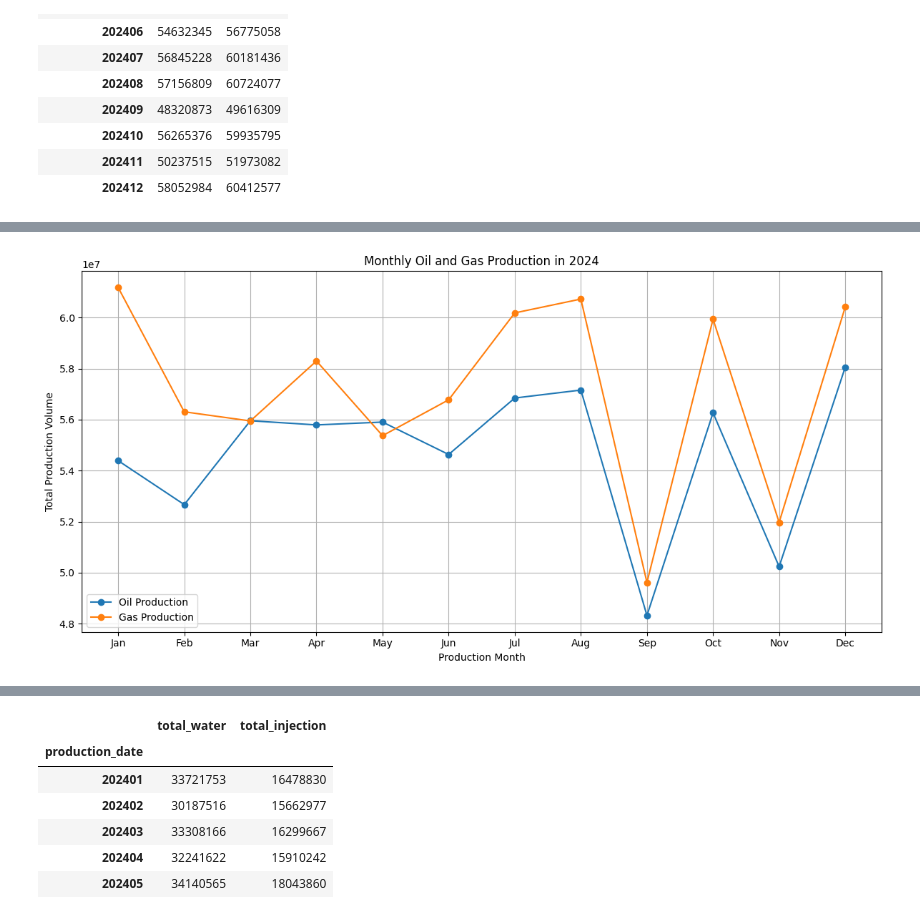
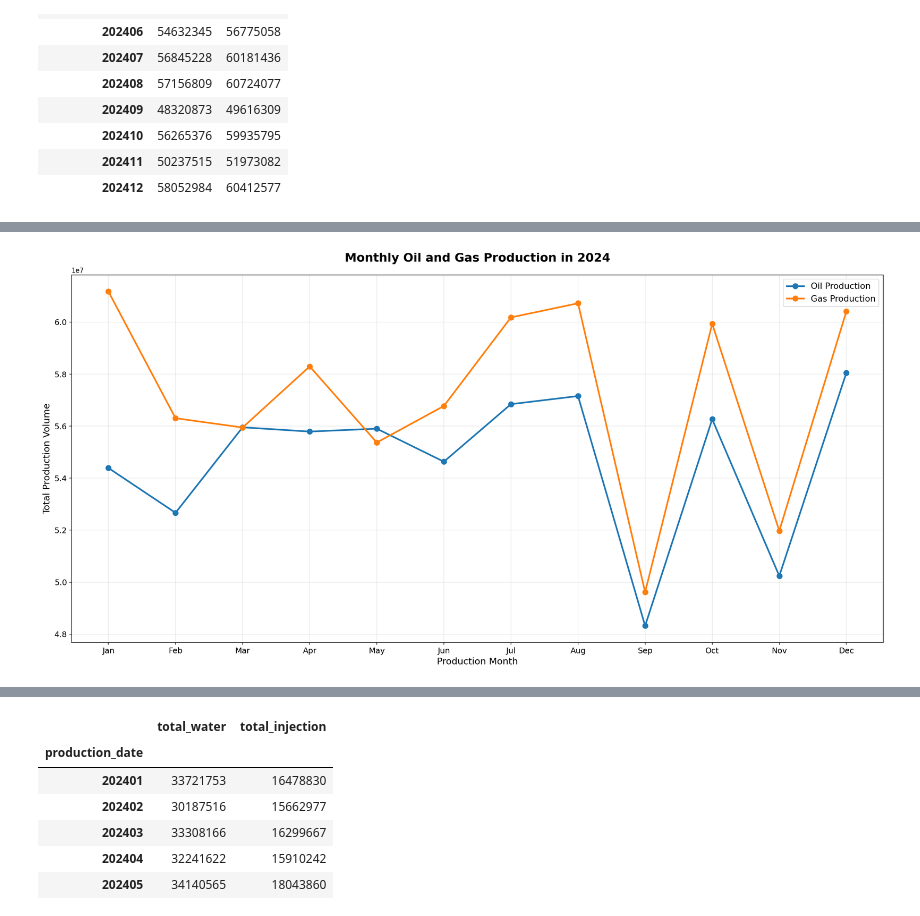
Before and after one commit to oluwatise-falaju/CodeAlpha_Oil_Gas_Production_Analysis, a Jupyter notebook: notebooks/Oil_and_Gas_Production_Analysis_Submission.ipynb, the cells around one changed output, grey strips where cells are left out. Saved outputs shown, nothing was run; the diff lists cells and outputs as text; code cells hidden in the pictures.

```diff
--- a/notebooks/Oil_and_Gas_Production_Analysis_Submission.ipynb
+++ b/notebooks/Oil_and_Gas_Production_Analysis_Submission.ipynb
@@ -128,14 +320,3 @@ df.describe()
 # %%
-numeric_columns = [
-    "days_on_prod",
-    "monthly_oil_volume",
-    "monthly_gas_volume",
-    "monthly_water_volume",
-    "injection_volume"
-]
-
-for column in numeric_columns:
-    df[column] = pd.to_numeric(df[column], errors="coerce")
-
-print("Numeric columns converted successfully!")
+df.describe()
 # %% [output]
@@ -314,25 +677,46 @@ These variations highlight changes in recorded production volumes across the rep
 # %%
-plt.figure(figsize=(12, 6))
+fig, ax = plt.subplots(figsize=(18, 9), dpi=150)
 
-plt.plot(monthly_production.index, monthly_production["total_oil"],
-         marker="o", label="Oil Production")
+ax.plot(
+    monthly_production.index,
+    monthly_production["total_oil"],
+    marker="o",
+    markersize=8,
+    linewidth=2.5,
+    label="Oil Production"
+)
 
-plt.plot(monthly_production.index, monthly_production["total_gas"],
-         marker="o", label="Gas Production")
+ax.plot(
+    monthly_production.index,
+    monthly_production["total_gas"],
+    marker="o",
+    markersize=8,
+    linewidth=2.5,
+    label="Gas Production"
+)
 
-plt.title("Monthly Oil and Gas Production in 2024")
-plt.xlabel("Production Month")
-plt.ylabel("Total Production Volume")
-plt.legend()
-plt.grid(True)
+ax.set_title(
+    "Monthly Oil and Gas Production in 2024",
+    fontsize=18,
+    fontweight="bold",
+    pad=20
+)
 
-plt.xticks(
-    range(len(monthly_production.index)),
+ax.set_xlabel("Production Month", fontsize=14)
+ax.set_ylabel("Total Production Volume", fontsize=14)
+
+ax.set_xticks(range(len(monthly_production.index)))
+ax.set_xticklabels(
     ["Jan", "Feb", "Mar", "Apr", "May", "Jun",
-     "Jul", "Aug", "Sep", "Oct", "Nov", "Dec"]
+     "Jul", "Aug", "Sep", "Oct", "Nov", "Dec"],
+    fontsize=12
 )
+
+ax.tick_params(axis="y", labelsize=12)
+ax.legend(fontsize=13)
+ax.grid(True, alpha=0.3)
 
 plt.tight_layout()
 plt.show()
 # %% [output]
-[figure, old version]
+[figure, new version]
```
Also changed, not shown: parts of 81 cells of this notebook.
